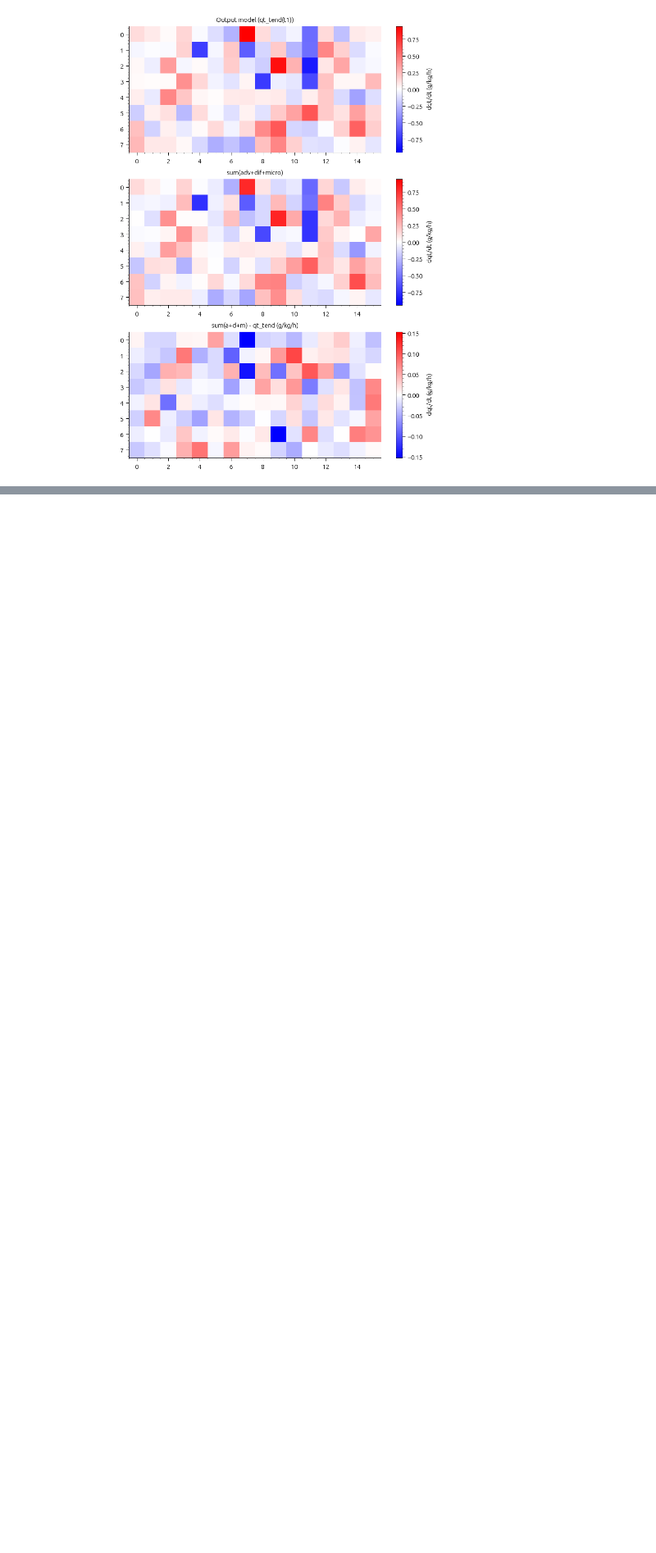
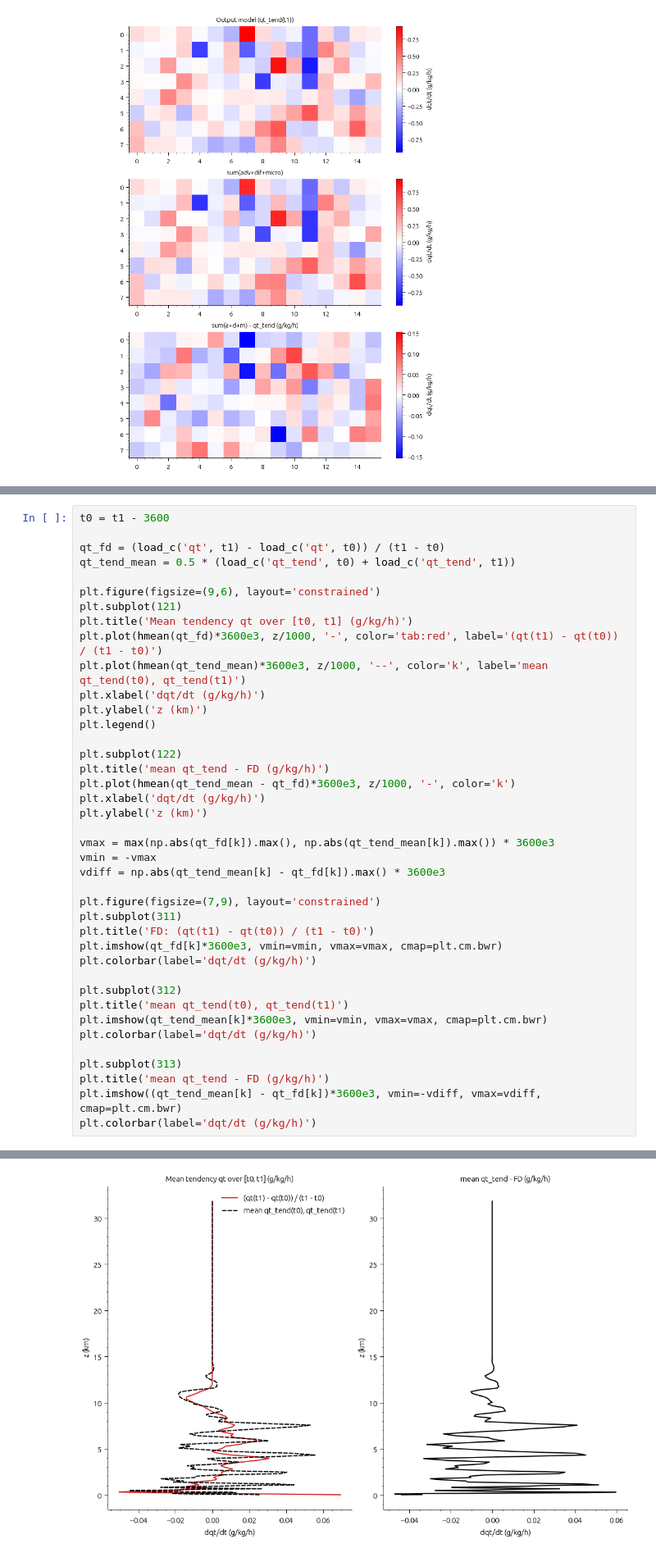
Before and after one commit to bartvstratum/notebooks, a Jupyter notebook: 2026_rcemip_ii/3d_budget_checks_inst.ipynb, the cells around one changed output, grey strips where cells are left out. Shown at 82% size. Drawn from its saved outputs; the diff is of its cells as text; blank space fills up the shorter version.

```diff
--- a/2026_rcemip_ii/3d_budget_checks_inst.ipynb
+++ b/2026_rcemip_ii/3d_budget_checks_inst.ipynb
@@ -170,0 +223,41 @@ plt.colorbar(label='dqt/dt (g/kg/h)')
+# %%
+t0 = t1 - 3600
+
+qt_fd = (load_c('qt', t1) - load_c('qt', t0)) / (t1 - t0)
+qt_tend_mean = 0.5 * (load_c('qt_tend', t0) + load_c('qt_tend', t1))
+
+plt.figure(figsize=(9,6), layout='constrained')
+plt.subplot(121)
+plt.title('Mean tendency qt over [t0, t1] (g/kg/h)')
+plt.plot(hmean(qt_fd)*3600e3, z/1000, '-', color='tab:red', label='(qt(t1) - qt(t0)) / (t1 - t0)')
+plt.plot(hmean(qt_tend_mean)*3600e3, z/1000, '--', color='k', label='mean qt_tend(t0), qt_tend(t1)')
+plt.xlabel('dqt/dt (g/kg/h)')
+plt.ylabel('z (km)')
+plt.legend()
+
+plt.subplot(122)
+plt.title('mean qt_tend - FD (g/kg/h)')
+plt.plot(hmean(qt_tend_mean - qt_fd)*3600e3, z/1000, '-', color='k')
+plt.xlabel('dqt/dt (g/kg/h)')
+plt.ylabel('z (km)')
+
+vmax = max(np.abs(qt_fd[k]).max(), np.abs(qt_tend_mean[k]).max()) * 3600e3
+vmin = -vmax
+vdiff = np.abs(qt_tend_mean[k] - qt_fd[k]).max() * 3600e3
+
+plt.figure(figsize=(7,9), layout='constrained')
+plt.subplot(311)
+plt.title('FD: (qt(t1) - qt(t0)) / (t1 - t0)')
+plt.imshow(qt_fd[k]*3600e3, vmin=vmin, vmax=vmax, cmap=plt.cm.bwr)
+plt.colorbar(label='dqt/dt (g/kg/h)')
+
+plt.subplot(312)
+plt.title('mean qt_tend(t0), qt_tend(t1)')
+plt.imshow(qt_tend_mean[k]*3600e3, vmin=vmin, vmax=vmax, cmap=plt.cm.bwr)
+plt.colorbar(label='dqt/dt (g/kg/h)')
+
+plt.subplot(313)
+plt.title('mean qt_tend - FD (g/kg/h)')
+plt.imshow((qt_tend_mean[k] - qt_fd[k])*3600e3, vmin=-vdiff, vmax=vdiff, cmap=plt.cm.bwr)
+plt.colorbar(label='dqt/dt (g/kg/h)')
+# %% [output]
@@ -170,0 +265 @@ plt.colorbar(label='dqt/dt (g/kg/h)')
+[figure, added]
```
Also changed, not shown: parts of 4 cells of this notebook.
